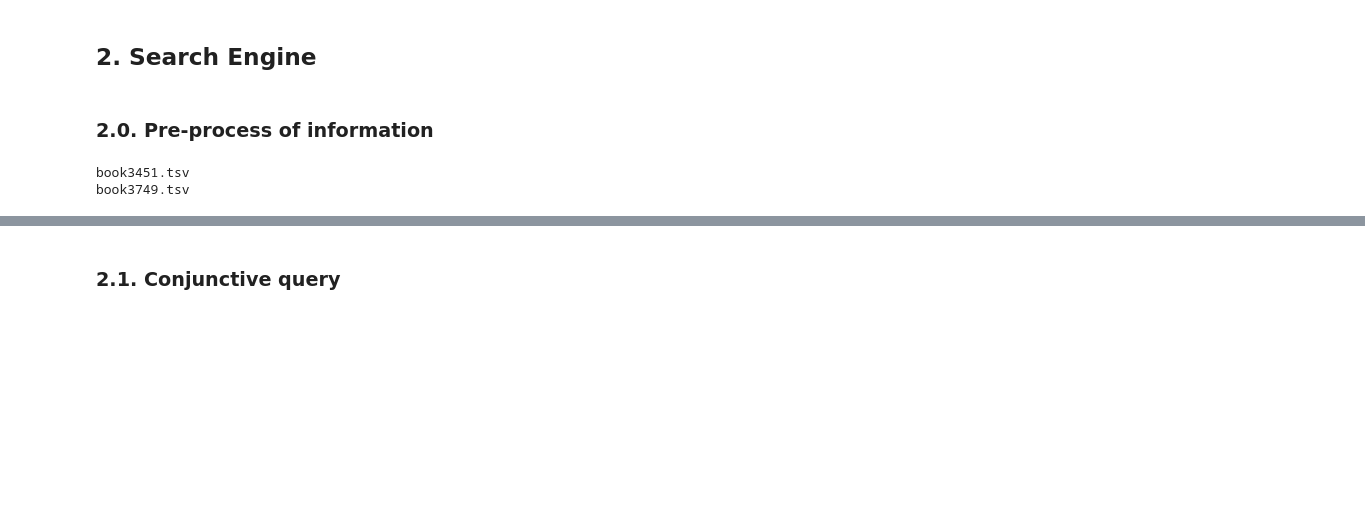
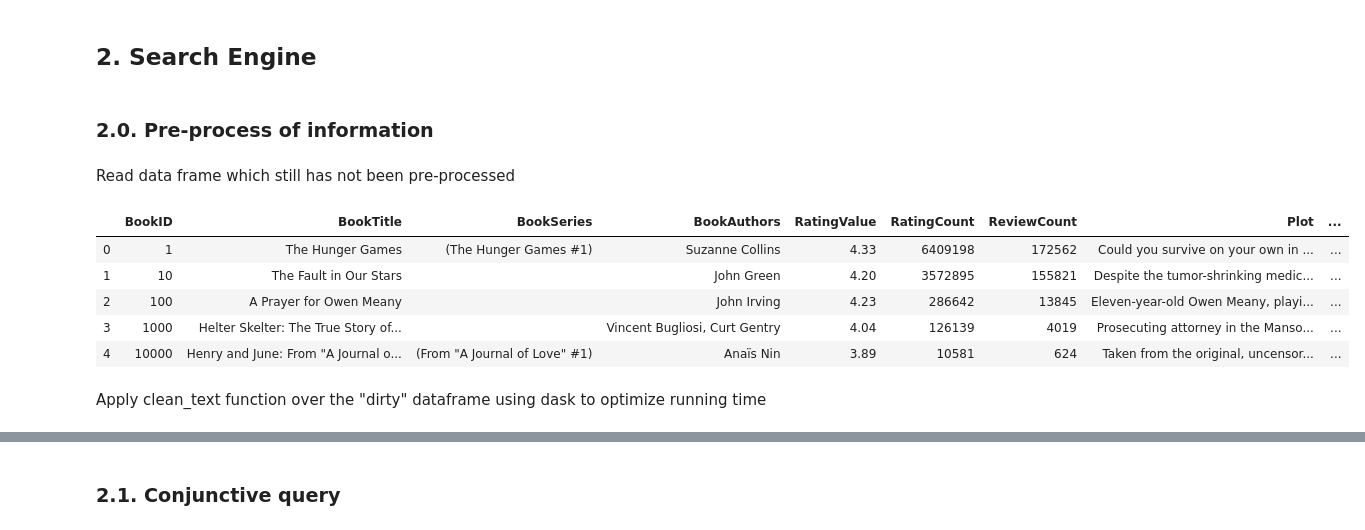
Before and after one commit to ADM-Homework-3/HW3, a Jupyter notebook: General Search Engine.ipynb, the cells around one changed output, grey strips where cells are left out. Cells and saved outputs as stored; diff of their text form; code cells hidden in the pictures; blank space fills up the shorter version.

```diff
--- a/General Search Engine.ipynb
+++ b/General Search Engine.ipynb
@@ -309,5 +321,0 @@ def pre_processing(path, destiny_path='clean_tsv_files', columns_to_process= [0,
-# %%
-pre_processing('data/single_tsv/', destiny_path='clean_tsv_files')
-# %% [output]
-book3451.tsv
-book3749.tsv
@@ -315,0 +334,2 @@ merge_tsv_files('data/clean_tsv_files/', destiny='data/clean_tsv_files/clean_tsv
+# %% [markdown]
+Read data frame which still has not been pre-processed
@@ -315,0 +338,11 @@ merge_tsv_files('data/clean_tsv_files/', destiny='data/clean_tsv_files/clean_tsv
+# %%
+df_dirty.head(5)
+# %% [output]
+|  | BookID | BookTitle | BookSeries | BookAuthors | RatingValue | RatingCount | ReviewCount | Plot | ... |
+| 0 | 1 | The Hunger Games | (The Hunger Games #1) | Suzanne Collins | 4.33 | 6409198 | 172562 | Could you survive on your own in ... | ... |
+| 1 | 10 | The Fault in Our Stars |  | John Green | 4.20 | 3572895 | 155821 | Despite the tumor-shrinking medic... | ... |
+| 2 | 100 | A Prayer for Owen Meany |  | John Irving | 4.23 | 286642 | 13845 | Eleven-year-old Owen Meany, playi... | ... |
+| 3 | 1000 | Helter Skelter: The True Story of... |  | Vincent Bugliosi, Curt Gentry | 4.04 | 126139 | 4019 | Prosecuting attorney in the Manso... | ... |
+| 4 | 10000 | Henry and June: From "A Journal o... | (From "A Journal of Love" #1) | Anaïs Nin | 3.89 | 10581 | 624 | Taken from the original, uncensor... | ... |
+# %% [markdown]
+Apply clean_text function over the "dirty" dataframe using dask to optimize running time
```
Also changed, not shown: parts of 93 cells of this notebook, 27 other files.
